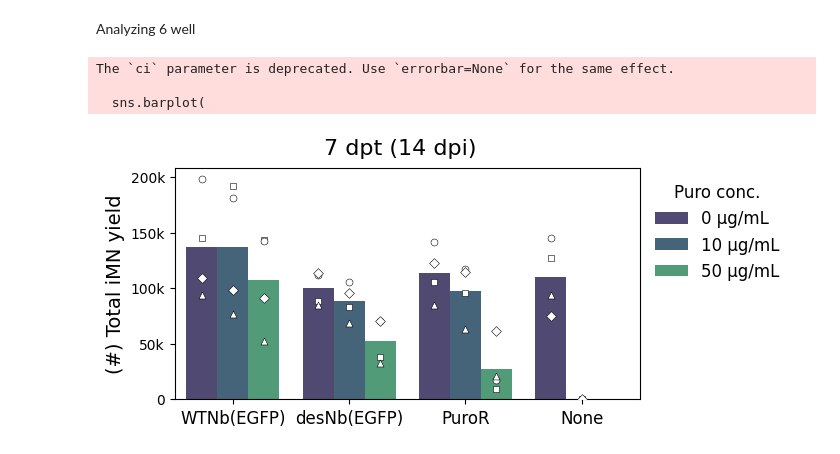
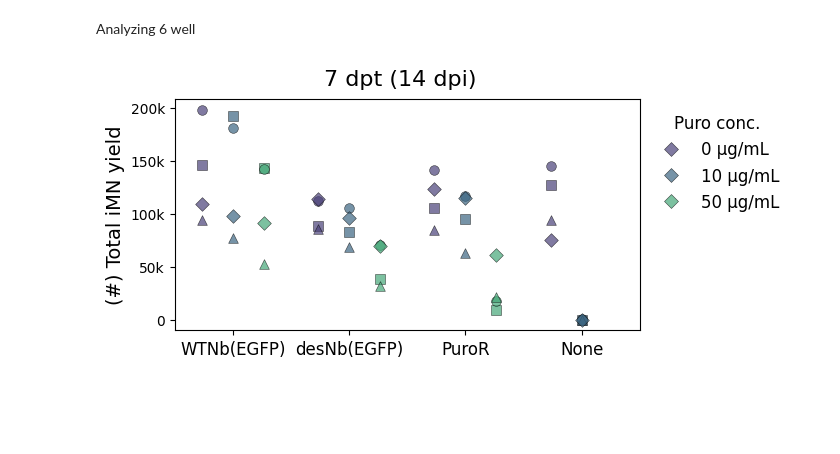
Before and after one commit to GallowayLabMIT/dasit_manuscript, a Jupyter notebook: Figure_XX_iMN/6_iMN_purify.ipynb, the cells around one changed output. Cells and saved outputs as stored; diff of their text form; code cells hidden in the pictures; blank space fills up the shorter version.

Commit message:
updating iMNs to dot plots (not finished)

```diff
--- a/Figure_XX_iMN/6_iMN_purify.ipynb
+++ b/Figure_XX_iMN/6_iMN_purify.ipynb
@@ -159,6 +160,30 @@ data_total_count = (
     .mean(numeric_only=True)
     .reset_index()
 )
+
+#calculating fold change relative to wtNb at 50 ug/mL puro
+baseline = (
+    data_iMN_percent
+    .loc[
+        (data_iMN_percent['retro-puro'] == 'WT-Nb') &
+        (data_iMN_percent['puro_conc'] == 50)
+    ]
+    .groupby('scale')['percent']
+    .mean()
+)
+
+data_iMN_percent['baseline'] = data_iMN_percent['scale'].map(baseline)
+
+data_iMN_percent['fold_change'] = (
+    data_iMN_percent['percent'] /
+    data_iMN_percent['baseline']
+)
+
+data_purity_fc = (
+    data_iMN_percent
+    .groupby(group, as_index=False)['fold_change']
+    .mean()
+)
 # %% [markdown]
 Analyzing 96-well scale
 # %%
@@ -524,19 +729,19 @@ hue_order = [0, 10, 50]
 fig, ax = plt.subplots(1, 1, figsize=(6,3))
 # Plot
 
-sns.barplot(
-    ax=ax, data=data_iMN_count[(data_iMN_count['scale'] == '6-well') & (data_iMN_count['puro_conc'] != 100)],
-    x=x, y=y, ci=None,
-    order=order, hue=hue,
-    palette=palette, alpha=1)
+# sns.barplot(
+#     ax=ax, data=data_iMN_count[(data_iMN_count['scale'] == '6-well') & (data_iMN_count['puro_conc'] != 100)],
+#     x=x, y=y, ci=None,
+#     order=order, hue=hue,
+#     palette=palette, alpha=1)
 
 for rep, marker in markers.items():
     sns.stripplot(ax=ax,
         data=data_iMN_count[(data_iMN_count['biorep'] == rep) & (data_iMN_count['scale'] == '6-well') & (data_iMN_count['puro_conc'] != 100)],     x=x, y=y,
     order=order, hue=hue,
     dodge=True, marker=marker,
-    palette={puro:'white' for puro in hue_order}, size=5,
-    edgecolor=outline_colors[rep], linewidth=0.4,legend = False
+    palette=palette, size=7,
+    edgecolor=outline_colors[rep], linewidth=0.4,alpha=0.7
 
     )
 
@@ -558,37 +763,34 @@ handles, labels = ax.get_legend_handles_labels()
 unique = dict(zip(labels, handles))
 
 # Replace labels
 new_labels = [lmap[str(label)] for label in unique.keys()]
 
 ax.legend(
     unique.values(),
     new_labels,
     title='Puro conc.',
     loc='upper left',
     bbox_to_anchor=(1,1),
     frameon=False,
     fontsize =12,
     title_fontsize = 12
 )
 
 label_map = {
     'WT-Nb': 'WTNb(EGFP)',
     'des-Nb': 'desNb(EGFP)',
     'Puro': 'PuroR',
     'none': 'None'
 }
 
 ax.set_xticklabels([label_map[t.get_text()] for t in ax.get_xticklabels()])
 
 # Format
 plt.suptitle('7 dpt (14 dpi)', fontsize = 16)
 # fig.tight_layout()  # Helps improve white spacing
 plt.savefig(figpath + 'bar_iMN-count_6.svg', bbox_inches='tight')
 # %% [output]
-The `ci` parameter is deprecated. Use `errorbar=None` for the same effect.
-
-  sns.barplot(
-[figure, old version]
+[figure, new version]
 # %%
 # General plotting params
 x = 'retro-puro'
```
Also changed, not shown: parts of 3 cells of this notebook, 1 other file.
